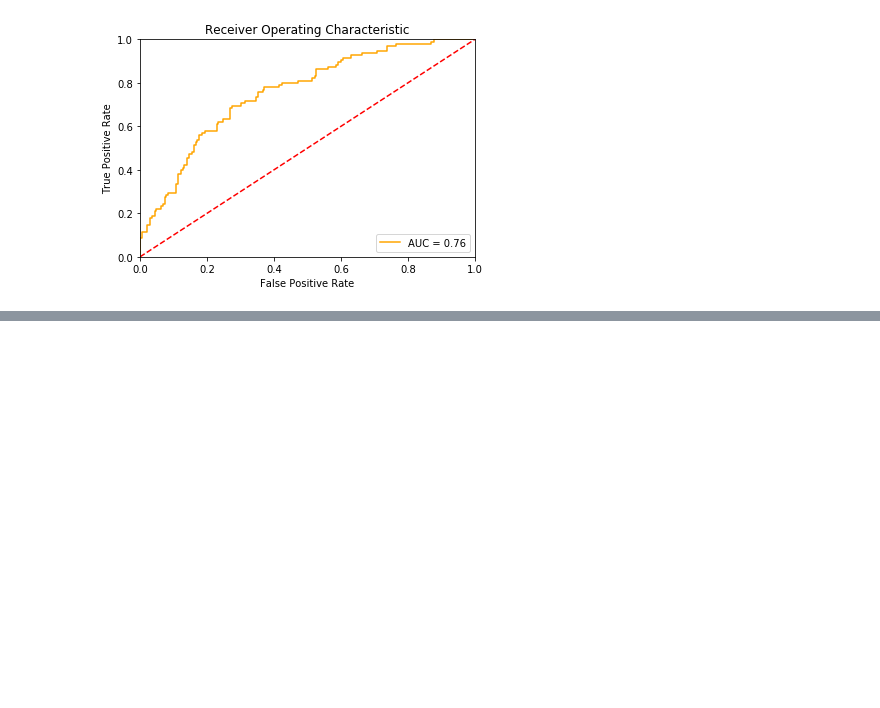
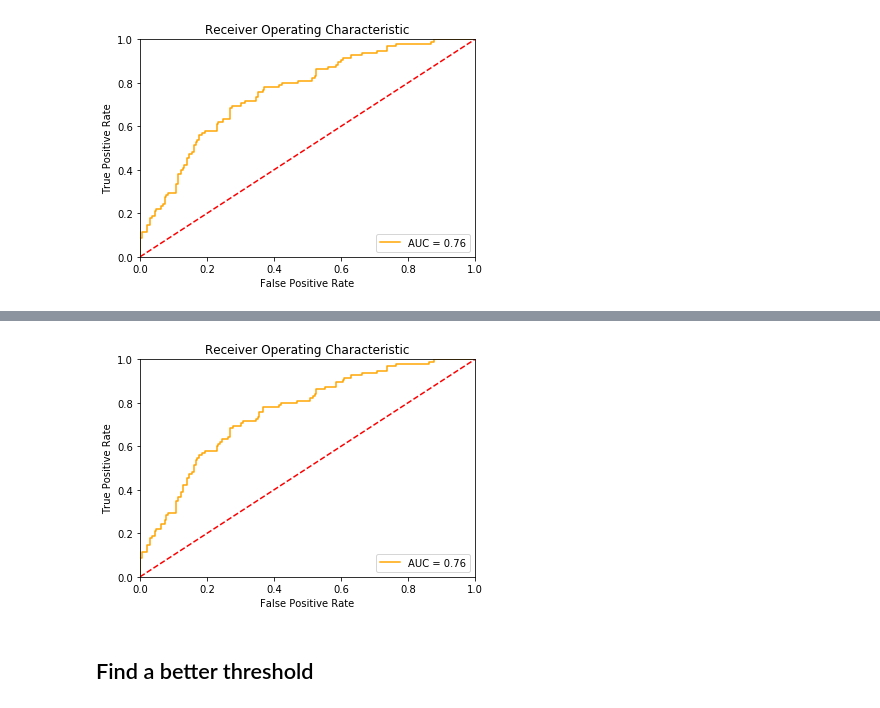
Before and after one commit to syslin/-MicrosoftLearning-Principles-of-Machine-Learning-Python, a Jupyter notebook: Module5/Classificaton.ipynb, the cells around one changed output, grey strips where cells are left out. Drawn from its saved outputs; the diff is of its cells as text; code cells hidden in the pictures; blank space fills up the shorter version.

```diff
--- a/Module5/Classificaton.ipynb
+++ b/Module5/Classificaton.ipynb
@@ -382,0 +503,3 @@ plot_auc(y_test, probabilities)
+# %%
+probabilities = logistic_mod.predict_proba(x_test)
+print(probabilities[:15,:])
@@ -383,3 +539,9 @@ plot_auc(y_test, probabilities)
+# %%
+plot_auc(y_test, probabilities)
+# %% [output]
+[figure, added]
+# %% [markdown]
+## Find a better threshold
 # %%
 def test_threshold(probs, labels, threshold):
     scores = score_model(probs, threshold)
```
Also changed, not shown: parts of 43 cells of this notebook.
